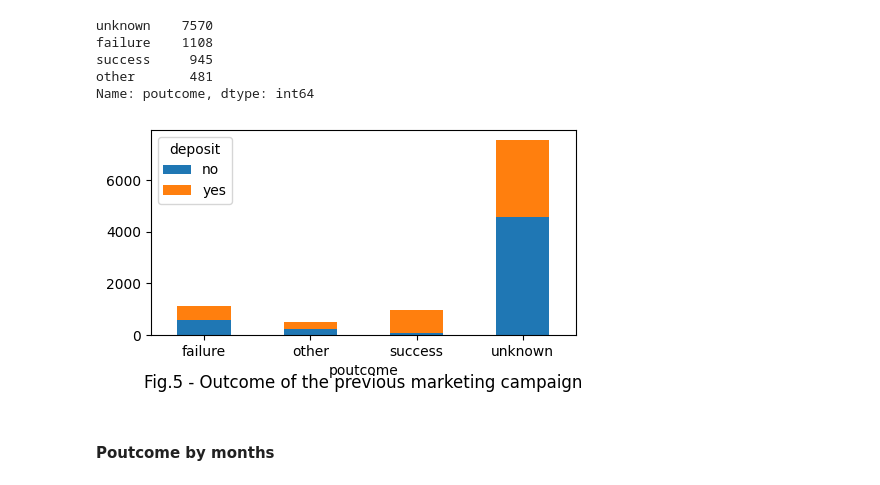
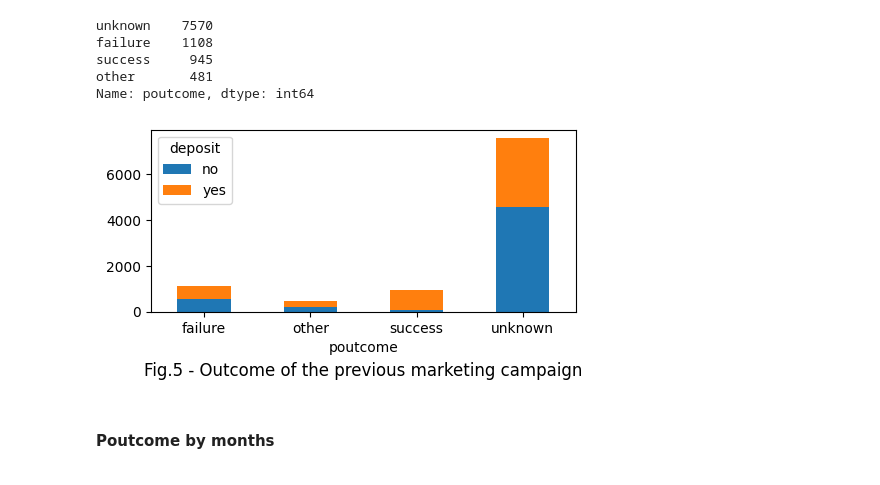
Before and after one commit to Alex1iv/Deposit-subscription, a Jupyter notebook: notebooks/Project_en.ipynb, the cells around one changed output. Saved outputs shown, nothing was run; the diff lists cells and outputs as text; code cells hidden in the pictures.

```diff
--- a/notebooks/Project_en.ipynb
+++ b/notebooks/Project_en.ipynb
@@ -407,14 +414,14 @@ Name: poutcome, dtype: int64
 # %%
 types = data.groupby("poutcome")['deposit'].value_counts().unstack()
 fig, ax = plt.subplots(figsize=(5, 3))
 types.plot(kind='bar', stacked='True', ax=ax)
 ax.tick_params(axis='x', rotation=0)
-ax.set_title('Fig.5 - Outcome of the previous marketing campaign', y=-0.3);
+ax.set_title('Fig.5 - Outcome of the previous marketing campaign', y=-0.4);
 plt.tight_layout()
 
-plt.savefig('../figures/fig_5.png')
+#plt.savefig('../figures/fig_5.png')
 # %% [output]
-[figure, old version]
+[figure, new version]
 # %% [markdown]
 #### Poutcome by months
 # %%
```
Also changed, not shown: parts of 4 cells of this notebook, 2 other files.
